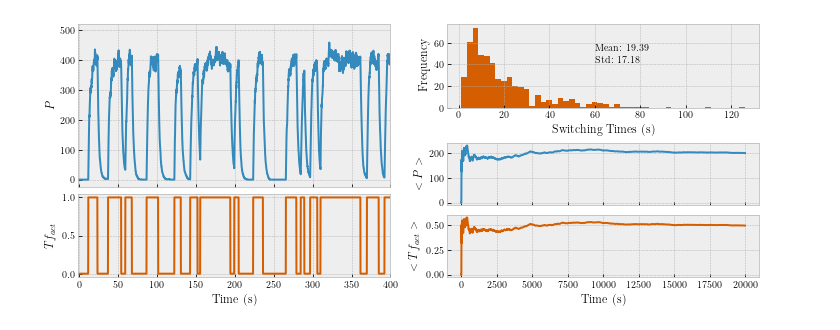
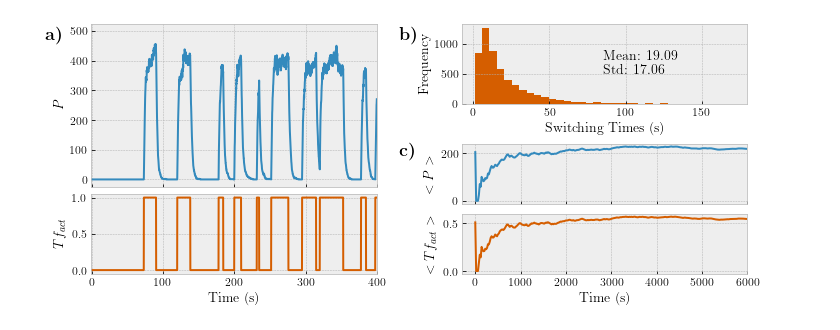
Before and after one commit to pauloburke/CBSA, a Jupyter notebook: examples/BurstModel/burst_model.ipynb, the cells around one changed output. Cells and saved outputs as stored; diff of their text form; code cells hidden in the pictures.

```diff
--- a/examples/BurstModel/burst_model.ipynb
+++ b/examples/BurstModel/burst_model.ipynb
@@ -29,8 +31,12 @@ def switch_time_gaps(data):
             value = 1
     return tf_times
 
-def mean_value(data,index):
-    time_steps = np.append(np.array([0.]),np.diff(data[:,0]))
+
+def mean_value(data,index,time=None):
+    time_index = data.shape[0]
+    if time:
+        time_index = np.searchsorted(data[:,0],time,side="left")
+    time_steps = np.diff(data[:time_index,0])
     sum_ts = np.sum(time_steps)
     if not sum_ts: return 0.
-    return np.sum(time_steps*data[:,index])/np.sum(time_steps)
+    return np.sum(time_steps*data[:time_index,index][0:-1])/sum_ts
@@ -63,68 +53,67 @@ with open("cbsa_burst_0.5_0.5_200_0.5.pdata","wb") as f:
     pickle.dump(cbsa_data,f)
 # %%
 cbsa_data = pickle.load( open( "cbsa_burst_0.5_0.5_200_0.5.pdata", "rb" ) )
-switch_times = switch_time_gaps(cbsa_data)
-mean_values_Eact = [mean_value(cbsa_data[0:i],1) for i in range(1,len(cbsa_data))]
-mean_values_Mol = [mean_value(cbsa_data[0:i],3) for i in range(1,len(cbsa_data))]
+cbsa_switch_times = switch_time_gaps(cbsa_data)
+cbsa_times = np.linspace(0.,cbsa_data[-1,0],5000)
+cbsa_mean_values_Eact = [mean_value(cbsa_data,1,i) for i in cbsa_times]
+cbsa_mean_values_Mol = [mean_value(cbsa_data,3,i) for i in cbsa_times]
 # %%
 from matplotlib import rc
+fontsize = 14
 rc('text', usetex=True)
 plt.style.use("bmh")
 plt.rcParams["font.family"] = "serif"
+plt.rcParams["xtick.labelsize"] = 12
+plt.rcParams["ytick.labelsize"] = 12
 prop_cycle = plt.rcParams['axes.prop_cycle']
 colors = prop_cycle.by_key()['color']
 # %%
 
 
 fig = plt.figure(figsize=(10, 4),constrained_layout=True)
 
 gs = fig.add_gridspec(nrows=10, ncols=2)
 
 
 ax0 = fig.add_subplot(gs[0:6,0:1])
 ax1 = fig.add_subplot(gs[6:10,0:1])
 ax2 = fig.add_subplot(gs[0:4,1:2])
 ax3 = fig.add_subplot(gs[4:7,1:2])
 ax4 = fig.add_subplot(gs[7:10,1:2])
 
-#plt.xlim(-1,400)
-#plt.xlabel("Time",fontsize=14)
-#plt.tick_params(labelsize=12)
-
-#lbl1 = fig.text(0.06, 0.70, '$P$', ha='center', va='center', rotation='vertical',fontsize = 14)
-#lbl2 = fig.text(0.06, 0.40, '$Tf_{act}$', ha='center', va='center', rotation='vertical',fontsize = 14)
-#lbl3 = fig.text(0.06, 0.175, '$ < Tf_{act} > $', ha='center', va='center', rotation='vertical',fontsize = 14)
-
-
 
 ax0.plot(cbsa_data[:,0],cbsa_data[:,3],color=colors[0])
 ax0.set_xlim(-1,400)
 ax0.set_xticklabels([])
-ax0.set_ylabel("$P$")
+ax0.set_ylabel("$P$",fontsize=fontsize)
+ax0.text(-0.16,0.9,r'\textbf{a)}', transform=ax0.transAxes,fontsize=18)
 
 ax1.plot(cbsa_data[:,0],cbsa_data[:,1],color=colors[4])
 ax1.set_xlim(-1,400)
-ax1.set_xlabel("Time (s)")
-ax1.set_ylabel("$Tf_{act}$")
+ax1.set_xlabel("Time (s)",fontsize=fontsize)
+ax1.set_ylabel("$Tf_{act}$",fontsize=fontsize)
 
-ax2.hist(switch_times[0],bins=50,color=colors[4])
-ax2.set_xlabel("Switching Times (s)")
-ax2.set_ylabel("Frequency")
-ax2.text(60,42,"Mean: "+str(np.round(np.mean(switch_times[0]),2))+"\nStd: "+str(np.round(np.std(switch_times[0]),2)))
+ax2.hist(cbsa_switch_times[0]+cbsa_switch_times[1],bins=35,color=colors[4])
+ax2.set_xlabel("Switching Times (s)",fontsize=fontsize)
+ax2.set_ylabel("Frequency",fontsize=fontsize)
+ax2.text(85,500,"Mean: "+str(np.round(np.mean(cbsa_switch_times[0]+cbsa_switch_times[1]),2))+"\nStd: "+str(np.round(np.std(cbsa_switch_times[0]+cbsa_switch_times[1]),2)),fontsize=fontsize)
+ax2.text(-0.22,0.8,r'\textbf{b)}', transform=ax2.transAxes,fontsize=18)
 
-ax3.plot(cbsa_data[:,0],[0]+mean_values_Mol,color=colors[0])
+ax3.plot(cbsa_times,cbsa_mean_values_Mol,color=colors[0])
 ax3.set_xticklabels([])
-ax3.set_ylabel("$<P>$")
+ax3.set_ylabel("$<P>$",fontsize=fontsize)
+ax3.text(-0.22,0.8,r'\textbf{c)}', transform=ax3.transAxes,fontsize=18)
+ax3.set_xlim(-300,6000)
+#ax3.set_ylim(0,np.max(np.array(cbsa_mean_values_Mol))*1.1)
 
-
-ax4.plot(cbsa_data[:,0],[0]+mean_values_Eact,color=colors[4])
-ax4.set_xlabel("Time (s)")
-ax4.set_ylabel("$<Tf_{act}>$")
-
-#lgd = plt.legend(bbox_to_anchor=(0., -1.6, 1., .102), loc=3,
-#       ncol=2, mode="expand", borderaxespad=0.,fontsize=10)
+ax4.plot(cbsa_times,cbsa_mean_values_Eact,color=colors[4])
+ax4.set_xlabel("Time (s)",fontsize=fontsize)
+ax4.set_ylabel("$<Tf_{act}>$",fontsize=fontsize)
+ax4.set_xlim(-300,6000)
+#ax4.set_ylim(0,np.max(np.array(cbsa_mean_values_Eact))*1.1)
+#ax4.set_yticks([0.,0.5])
 
 plt.savefig("burst.png",dpi=300, bbox_inches='tight')
 plt.show()
 # %% [output]
-[figure, old version]
+[figure, new version]
```
Also changed, not shown: parts of 8 cells of this notebook, 9 other files.
